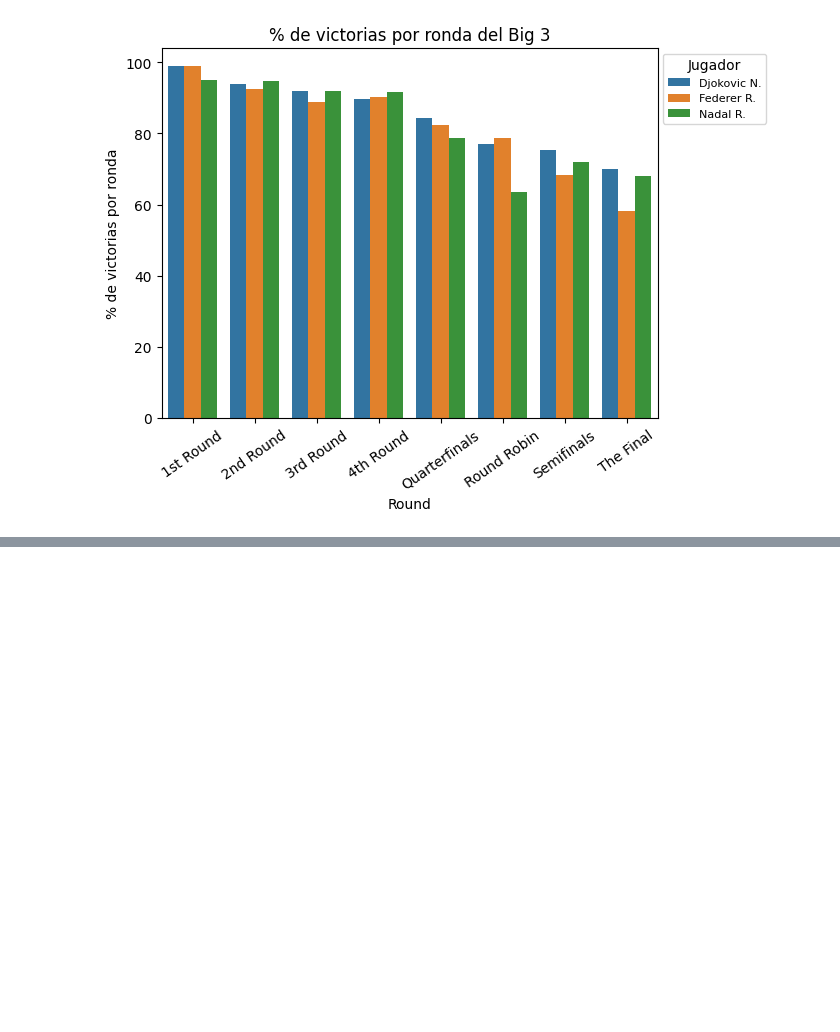
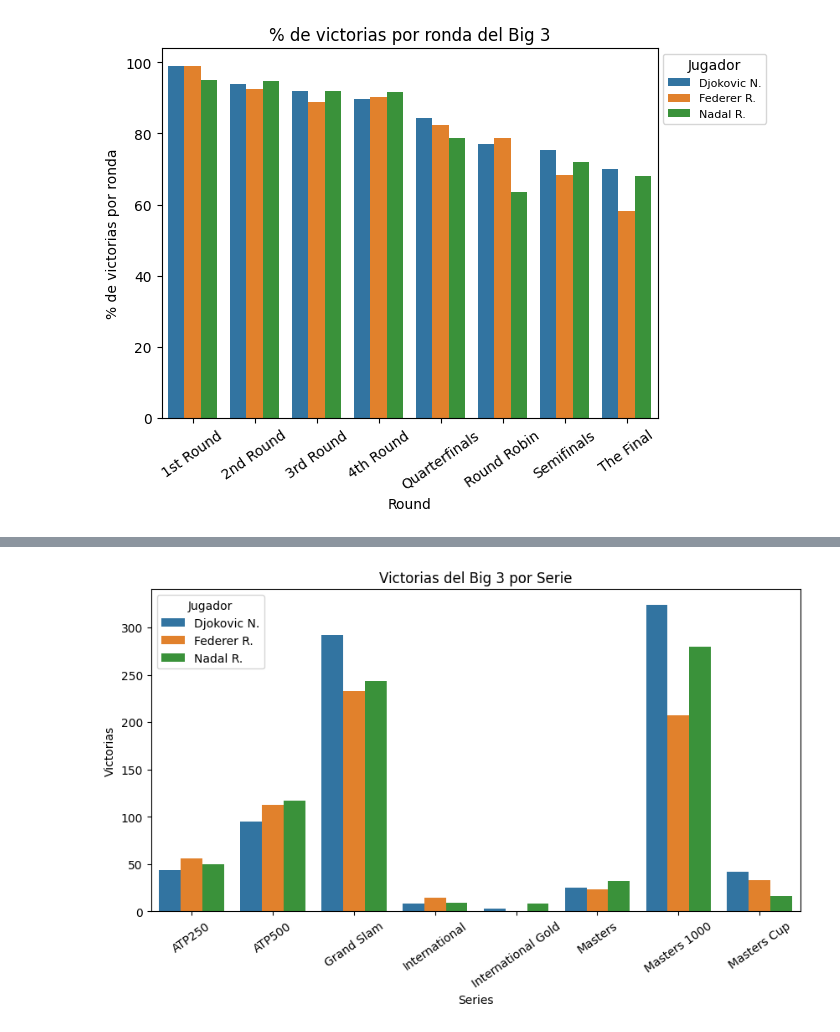
Before and after one commit to legabrielo/Tennis, a Jupyter notebook: tennis.ipynb, the cells around one changed output, grey strips where cells are left out. Cells and saved outputs as stored; diff of their text form; code cells hidden in the pictures; blank space fills up the shorter version.

```diff
--- a/tennis.ipynb
+++ b/tennis.ipynb
@@ -535,0 +534,7 @@ plt.legend(bbox_to_anchor=(1, 1), loc='upper left', title='Jugador', prop={'size
+# %%
+# victorias por torneo
+
+tor = b3W.groupby(['Series', 'Winner'])[['ATP']].count().reset_index()
+tor = tor.rename(columns={'Winner': 'Jugador',
+                          'ATP': 'Wins'})
+tor.head()
@@ -535,0 +548,14 @@ plt.legend(bbox_to_anchor=(1, 1), loc='upper left', title='Jugador', prop={'size
+# %%
+# gráfico para ver las victorias por torneo
+
+plt.figure(figsize=(10,5))
+sns.barplot(data=tor,
+            x = 'Series',
+            y = 'Wins',
+            hue= 'Jugador'
+)
+plt.xticks(rotation=35)
+plt.title('Victorias del Big 3 por Serie')
+plt.ylabel('Victorias');
+# %% [output]
+[figure, added]
```
Also changed, not shown: parts of 2 cells of this notebook.
